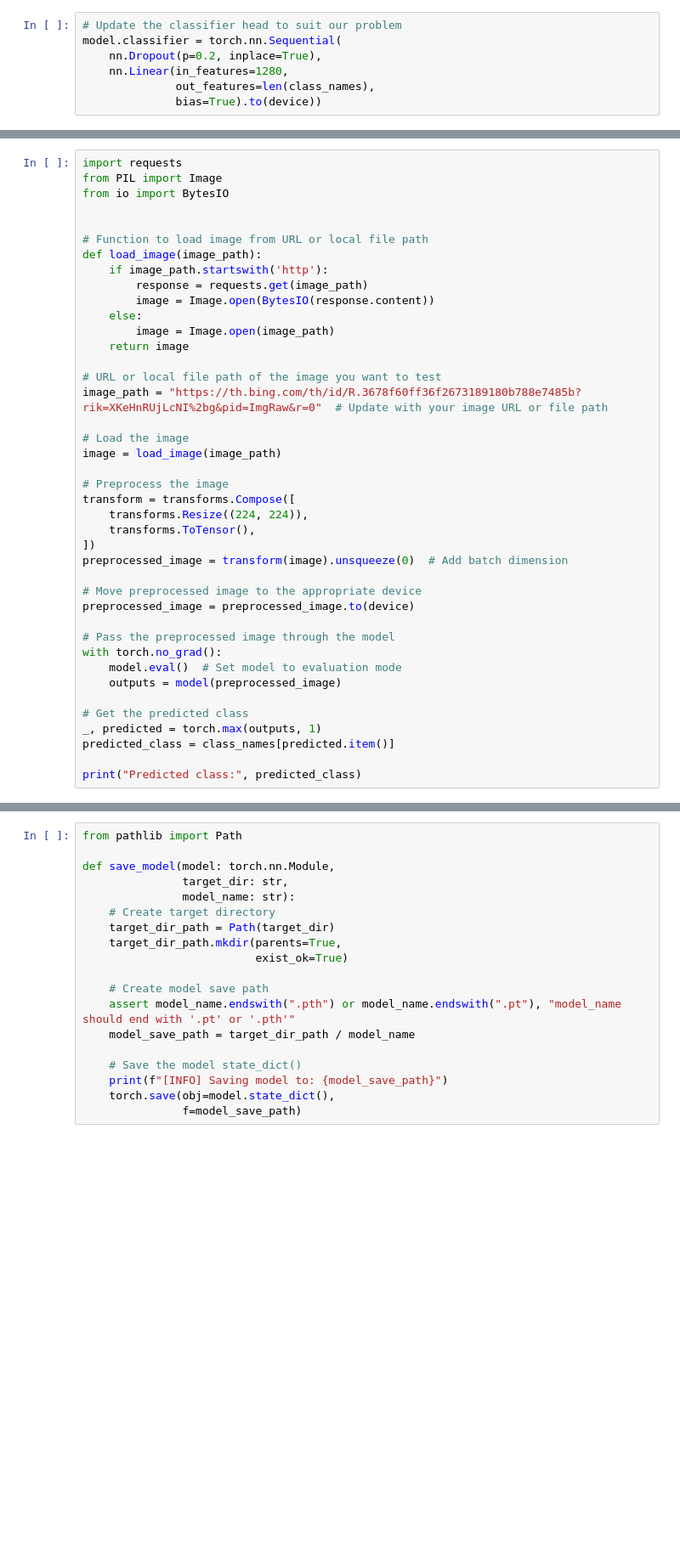
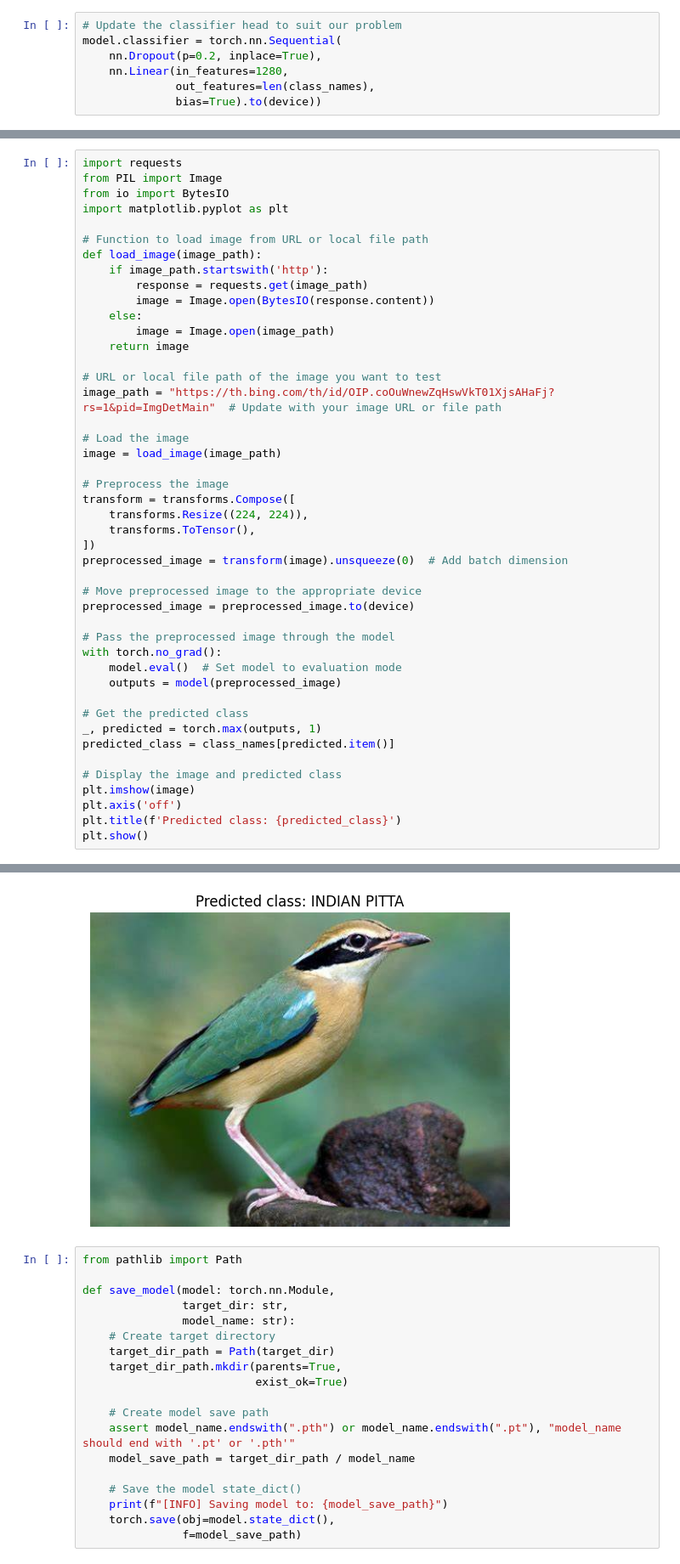
Before and after one commit to natisitotaw/Birding, a Jupyter notebook: Birding_EffNet.ipynb, the cells around one changed output, grey strips where cells are left out. Shown at 85% size. Drawn from its saved outputs; the diff is of its cells as text; blank space fills up the shorter version.

```diff
--- a/Birding_EffNet.ipynb
+++ b/Birding_EffNet.ipynb
@@ -201,7 +247,7 @@ Test Accuracy: 0.9710
 import requests
 from PIL import Image
 from io import BytesIO
-
+import matplotlib.pyplot as plt
 
 # Function to load image from URL or local file path
 def load_image(image_path):
@@ -213,7 +259,7 @@ def load_image(image_path):
     return image
 
 # URL or local file path of the image you want to test
-image_path = "https://th.bing.com/th/id/R.3678f60ff36f2673189180b788e7485b?rik=XKeHnRUjLcNI%2bg&pid=ImgRaw&r=0"  # Update with your image URL or file path
+image_path = "https://th.bing.com/th/id/OIP.coOuWnewZqHswVkT01XjsAHaFj?rs=1&pid=ImgDetMain"  # Update with your image URL or file path
 
 # Load the image
 image = load_image(image_path)
@@ -237,5 +283,9 @@ with torch.no_grad():
 _, predicted = torch.max(outputs, 1)
 predicted_class = class_names[predicted.item()]
 
-print("Predicted class:", predicted_class)
+# Display the image and predicted class
+plt.imshow(image)
+plt.axis('off')
+plt.title(f'Predicted class: {predicted_class}')
+plt.show()
 # %% [output]
@@ -243,3 +292,4 @@ Predicted class: ASIAN GREEN BEE EATER
+[figure, added]
 # %%
 from pathlib import Path
 
```
Also changed, not shown: parts of 13 cells of this notebook.
